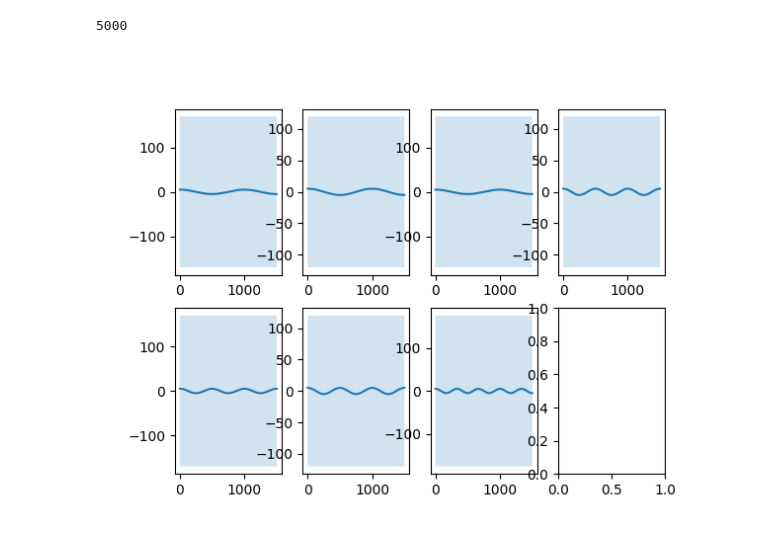
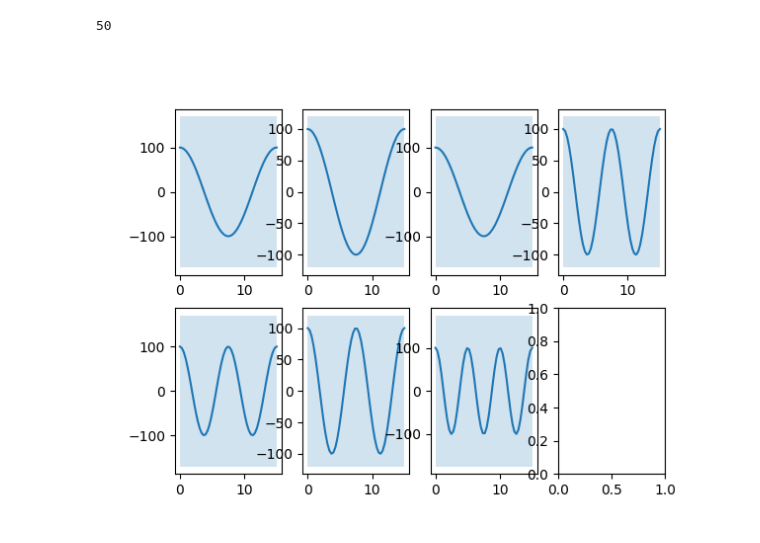
Before and after one commit to arminwessel/kident2, a Jupyter notebook: src/trajectories.ipynb, the cells around one changed output. Saved outputs shown, nothing was run; the diff lists cells and outputs as text; code cells hidden in the pictures.

```diff
--- a/src/trajectories.ipynb
+++ b/src/trajectories.ipynb
@@ -64,10 +64,10 @@ def plot_with_joint_limits(joints, time):
     plt.show()
 # %%
 %matplotlib widget
-qs,x=generate_sine_trajectory(5,1500,0.3,[1, 1, 1, 2, 2, 2, 3], 1/1000)
+qs,x=generate_sine_trajectory(100,15,0.3,[1, 1, 1, 2, 2, 2, 3], 1/15)
 df = pd.DataFrame(qs/180*np.pi)
 df.to_csv("traj.csv")
 plot_with_joint_limits(qs, x)
 # %% [output]
-5000
+50
-[figure, old version]
+[figure, new version]
```
Also changed, not shown: parts of 1 cell of this notebook, 15 other files.
